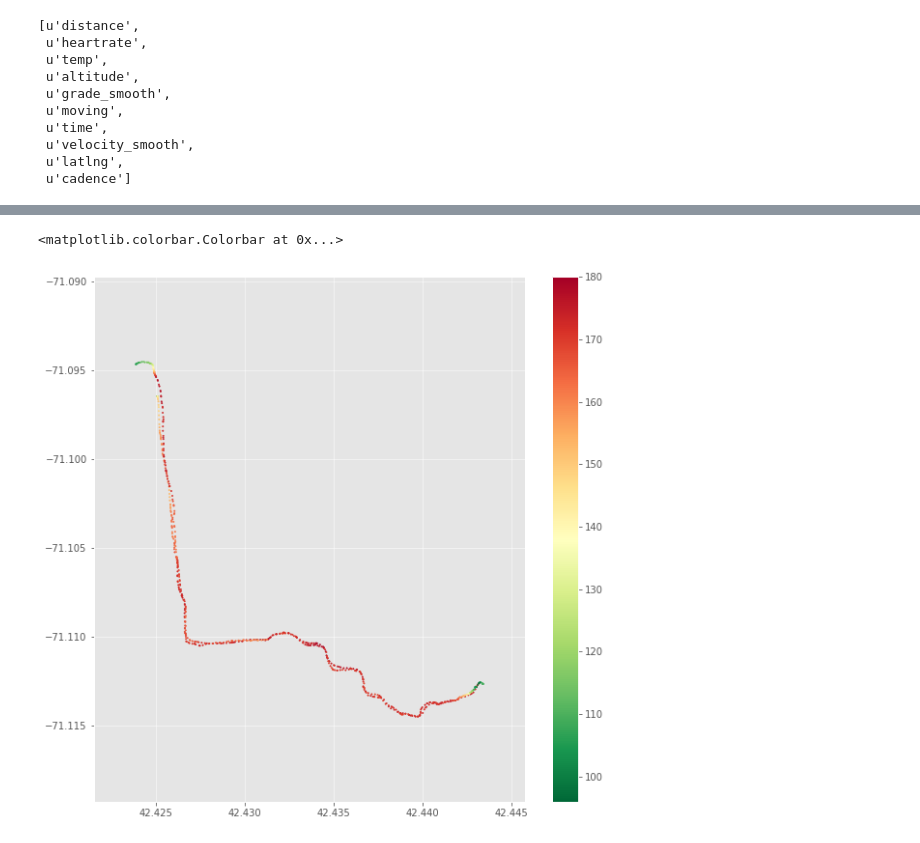
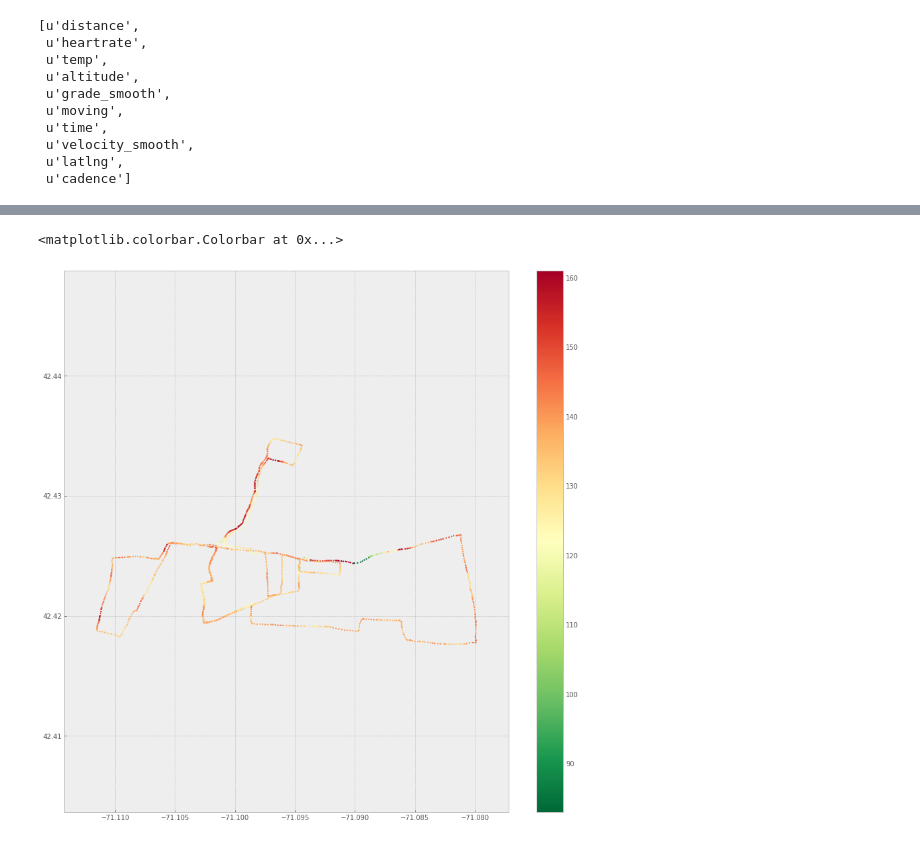
Before and after one commit to areichel90/StravaAnalysis, a Jupyter notebook: STRAVA_AUTH.ipynb, the cells around one changed output, grey strips where cells are left out. Drawn from its saved outputs; the diff is of its cells as text; code cells hidden in the pictures.

```diff
--- a/STRAVA_AUTH.ipynb
+++ b/STRAVA_AUTH.ipynb
@@ -4,11 +4,13 @@ import pandas as pd
 import stravalib
 import webbrowser
 import matplotlib.pyplot as plt
-plt.style.use('ggplot')
+import requests as r
+import geopandas
+plt.style.use('bmh')
 
 client_id, secret = open('client.secret').read().strip().split(',')
 client = stravalib.client.Client()
-redirect_uri='http://localhost:8282/authorized'
+redirect_uri='http://localhost:8888/'
 scope = "activity:read_all"
 
 auth_url = "https://www.strava.com/oauth/authorize?client_id={}&response_type=code&redirect_uri={}&scope={}".format(client_id,redirect_uri,scope)
@@ -19,6 +21,6 @@ https://www.strava.com/oauth/authorize?client_id=23579&response_type=code&redire
 # %%
 webbrowser.open(auth_url)
-code='bc6f525e3cd05d8fba62225035b30e6fa870583f'
+code='240ecde4016ee9d30d71bb0043aa842b612da0c2'
 # %%
 access_token = client.exchange_code_for_token(client_id=client_id,
                                              client_secret=secret,
@@ -45,7 +47,7 @@ for i in all_acts:
 types=['time', 'latlng', 'distance', 'altitude', 'velocity_smooth',
 'heartrate', 'cadence', 'watts', 'temp', 'moving', 'grade_smooth']
 
-tmp_0 = client.get_activity_streams(3228574902,types=types)
+tmp_0 = client.get_activity_streams(3352827241,types=types)
 
 tmp_0.keys()
 # %% [output]
@@ -62,14 +78,14 @@ tmp_0.keys()
 # %%
 scttr_tmp = pd.DataFrame(tmp_0['latlng'].data)
-fig = plt.figure(figsize=(10,10))
+fig = plt.figure(figsize=(15,15))
 ax = fig.add_subplot(111)
 c = tmp_0['heartrate'].data
-tst = ax.scatter(scttr_tmp[0],scttr_tmp[1],c=c, cmap='RdYlGn_r', s=2)
+tst = ax.scatter(scttr_tmp[1],scttr_tmp[0],c=c, cmap='RdYlGn_r', s=3)
 ax.axis('equal')
 plt.colorbar(tst, ax=ax)
 # %% [output]
 <matplotlib.colorbar.Colorbar at 0x...>
-[figure, old version]
+[figure, new version]
 # %%
 fig = plt.figure(figsize=(15,6))
 ax = fig.add_subplot(111)
```
Also changed, not shown: parts of 12 cells of this notebook.
